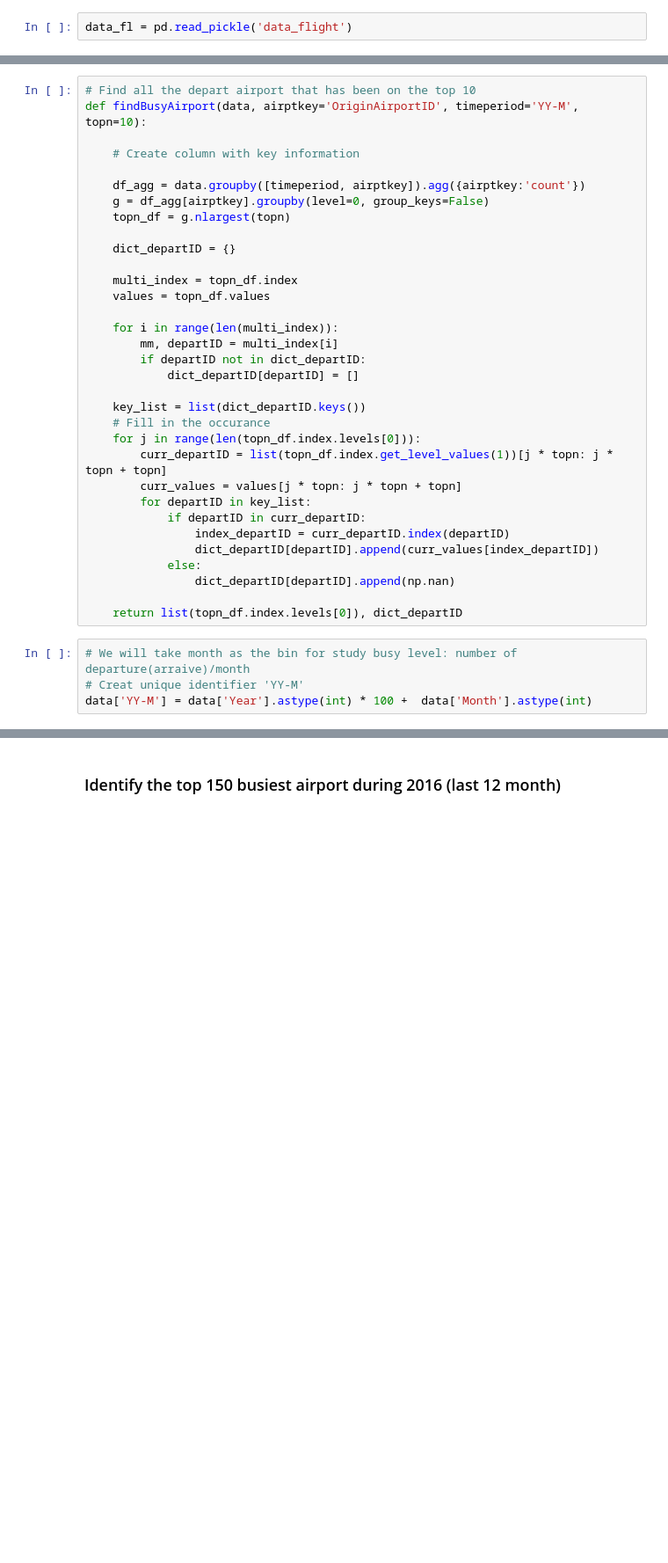
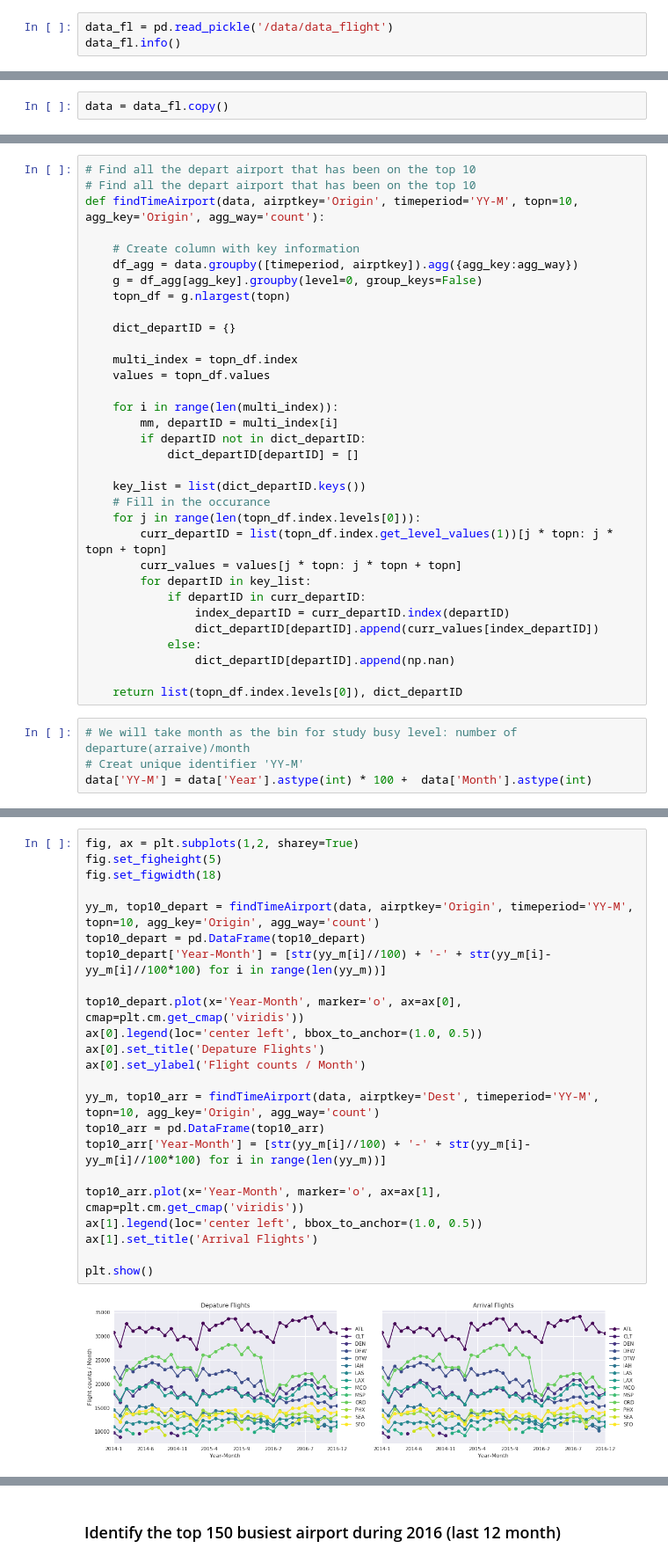
Before and after one commit to ShuangLiBCM/ML_projects, a Jupyter notebook: MindStrong_interview/MS_solutions2.ipynb, the cells around one changed output, grey strips where cells are left out. Shown at 88% size. Cells and saved outputs as stored; diff of their text form; blank space fills up the shorter version.

```diff
--- a/MindStrong_interview/MS_solutions2.ipynb
+++ b/MindStrong_interview/MS_solutions2.ipynb
@@ -149,5 +156,6 @@ Downcasting...On_Time_On_Time_Performance_2016_12.csv
 # %%
-data_fl = pd.read_pickle('data_flight')
+data_fl = pd.read_pickle('/data/data_flight')
+data_fl.info()
 # %% [output]
 <class 'pandas.core.frame.DataFrame'>
 Int64Index: 17256548 entries, 0 to 460948
@@ -159,3 +175,5 @@ data = pd.read_pickle('data_flight')
+# %%
+data = data_fl.copy()
 # %%
 np.array(data.columns)
 # %% [output]
@@ -181,11 +213,11 @@ array(['ActualElapsedTime', 'AirTime', 'AirlineID', 'ArrDel15', 'ArrDelay',
 # %%
 # Find all the depart airport that has been on the top 10
-def findBusyAirport(data, airptkey='OriginAirportID', timeperiod='YY-M', topn=10):
+# Find all the depart airport that has been on the top 10
+def findTimeAirport(data, airptkey='Origin', timeperiod='YY-M', topn=10, agg_key='Origin', agg_way='count'):
 
     # Create column with key information
-
-    df_agg = data.groupby([timeperiod, airptkey]).agg({airptkey:'count'})
-    g = df_agg[airptkey].groupby(level=0, group_keys=False)
+    df_agg = data.groupby([timeperiod, airptkey]).agg({agg_key:agg_way})
+    g = df_agg[agg_key].groupby(level=0, group_keys=False)
     topn_df = g.nlargest(topn)
 
     dict_departID = {}
@@ -229,0 +250,25 @@ for key in top10_arr.keys():
+# %%
+fig, ax = plt.subplots(1,2, sharey=True)
+fig.set_figheight(5)
+fig.set_figwidth(18)
+
+yy_m, top10_depart = findTimeAirport(data, airptkey='Origin', timeperiod='YY-M', topn=10, agg_key='Origin', agg_way='count')
+top10_depart = pd.DataFrame(top10_depart)
+top10_depart['Year-Month'] = [str(yy_m[i]//100) + '-' + str(yy_m[i]-yy_m[i]//100*100) for i in range(len(yy_m))]
+
+top10_depart.plot(x='Year-Month', marker='o', ax=ax[0], cmap=plt.cm.get_cmap('viridis'))
+ax[0].legend(loc='center left', bbox_to_anchor=(1.0, 0.5))
+ax[0].set_title('Depature Flights')
+ax[0].set_ylabel('Flight counts / Month')
+
+yy_m, top10_arr = findTimeAirport(data, airptkey='Dest', timeperiod='YY-M', topn=10, agg_key='Origin', agg_way='count')
+top10_arr = pd.DataFrame(top10_arr)
+top10_arr['Year-Month'] = [str(yy_m[i]//100) + '-' + str(yy_m[i]-yy_m[i]//100*100) for i in range(len(yy_m))]
+
+top10_arr.plot(x='Year-Month', marker='o', ax=ax[1], cmap=plt.cm.get_cmap('viridis'))
+ax[1].legend(loc='center left', bbox_to_anchor=(1.0, 0.5))
+ax[1].set_title('Arrival Flights')
+
+plt.show()
+# %% [output]
+[figure, added]
```
Also changed, not shown: parts of 134 cells of this notebook, 2 other files.
